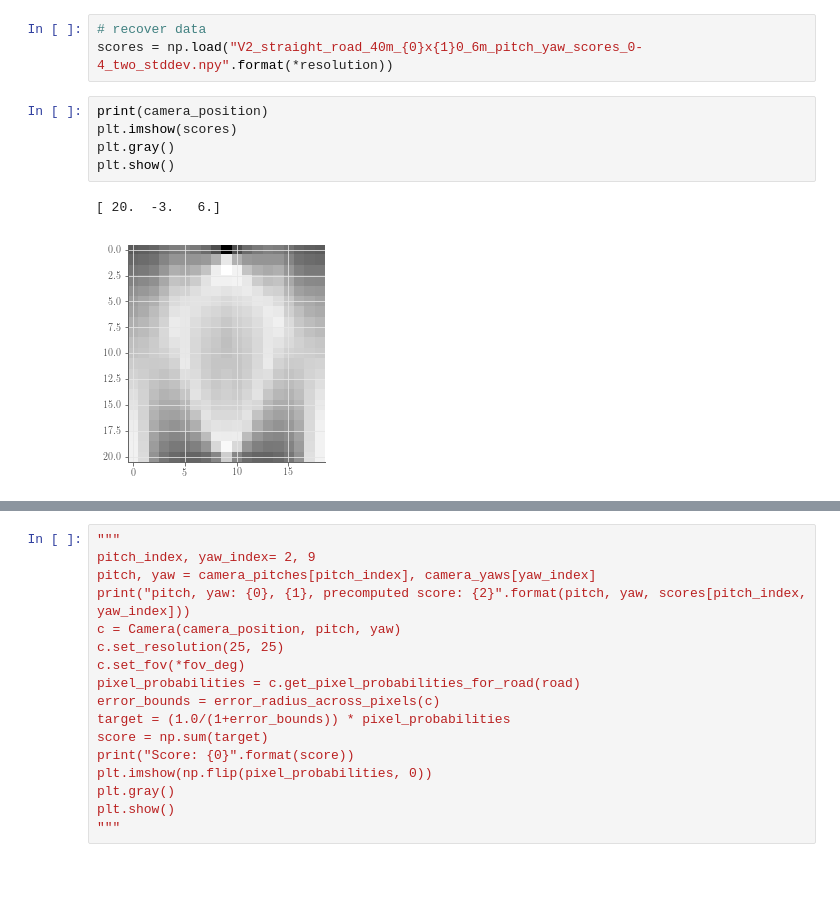
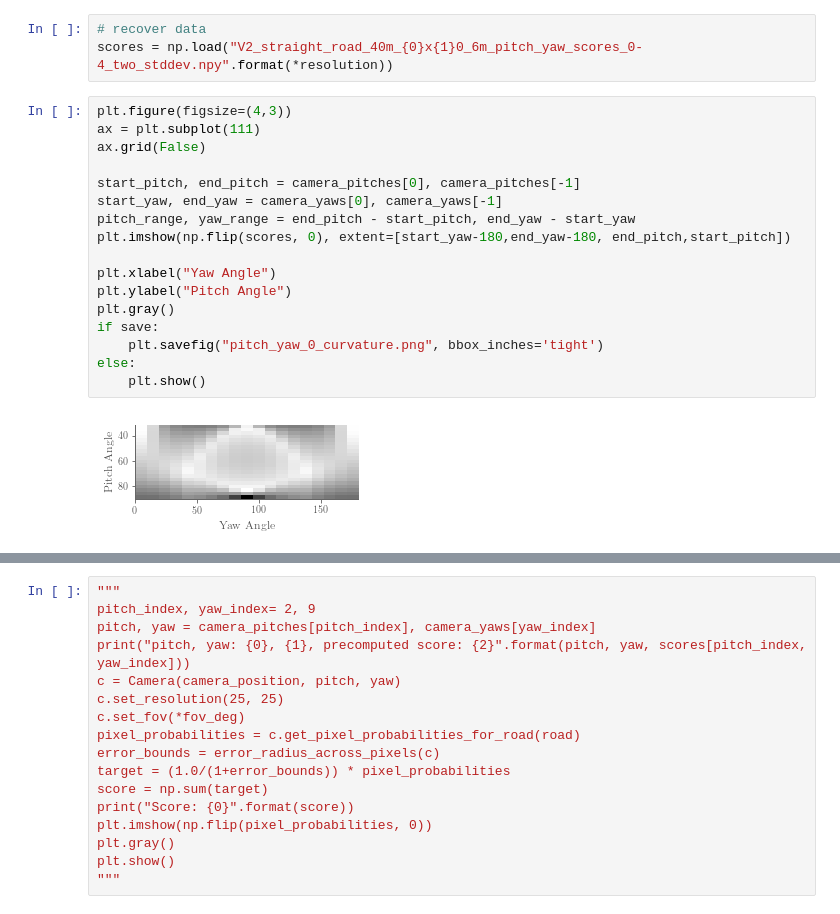
Before and after one commit to flyingsilverfin/AV-Camera-Placement, a Jupyter notebook: evaluation/single_camera_placement/Single Camera.ipynb, the cells around one changed output, grey strips where cells are left out. Cells and saved outputs as stored; diff of their text form; blank space fills up the shorter version.

```diff
--- a/evaluation/single_camera_placement/Single Camera.ipynb
+++ b/evaluation/single_camera_placement/Single Camera.ipynb
@@ -213,14 +215,25 @@ np.save("V2_straight_road_40m_{0}x{1}0_6m_pitch_yaw_scores_0-4_two_stddev.npy".f
 # %%
 # recover data
 scores = np.load("V2_straight_road_40m_{0}x{1}0_6m_pitch_yaw_scores_0-4_two_stddev.npy".format(*resolution))
-# %%
-print(camera_position)
-plt.imshow(scores)
-plt.gray()
-plt.show()
-# %% [output]
-[ 20.  -3.   6.]
-[figure, removed]
+# %%
+plt.figure(figsize=(4,3))
+ax = plt.subplot(111)
+ax.grid(False)
+
+start_pitch, end_pitch = camera_pitches[0], camera_pitches[-1]
+start_yaw, end_yaw = camera_yaws[0], camera_yaws[-1]
+pitch_range, yaw_range = end_pitch - start_pitch, end_yaw - start_yaw
+plt.imshow(np.flip(scores, 0), extent=[start_yaw-180,end_yaw-180, end_pitch,start_pitch])
+
+plt.xlabel("Yaw Angle")
+plt.ylabel("Pitch Angle")
+plt.gray()
+if save:
+    plt.savefig("pitch_yaw_0_curvature.png", bbox_inches='tight')
+else:
+    plt.show()
+# %% [output]
+[figure, added]
 # %%
 # get sorted indices
 sorted_indices = np.array(np.unravel_index(np.argsort(scores, axis=None), scores.shape)).T
```
Also changed, not shown: parts of 11 cells of this notebook, 18 other files.
